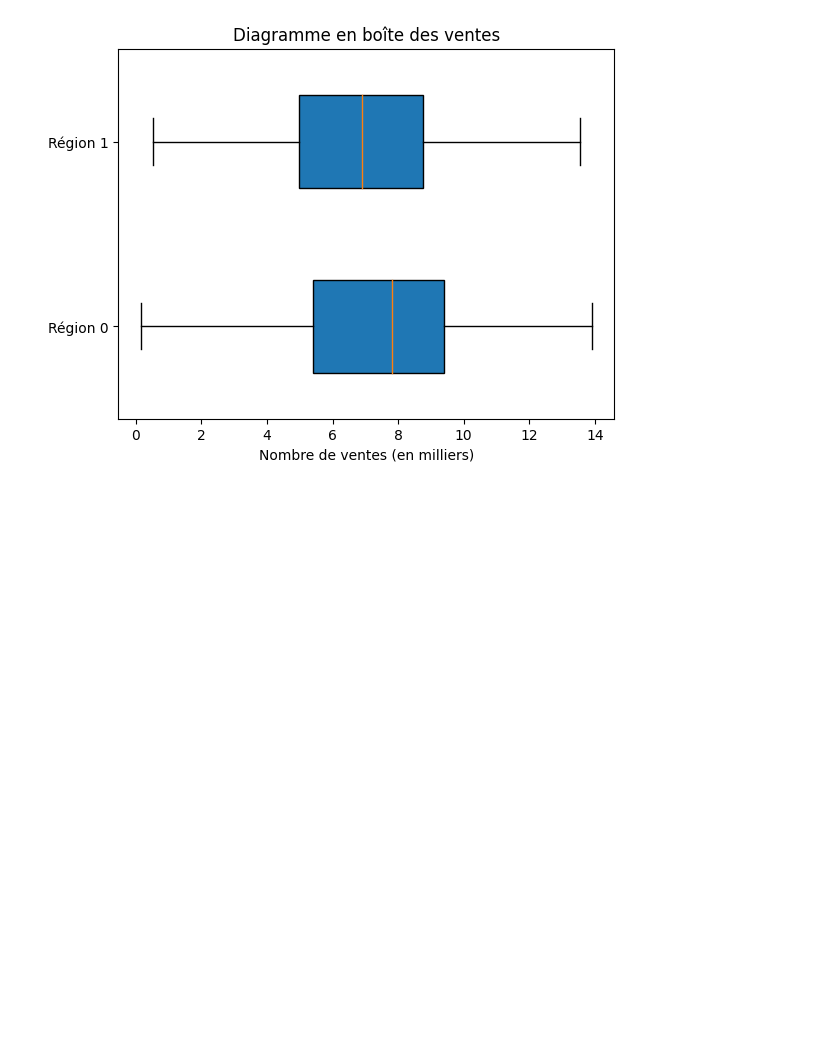
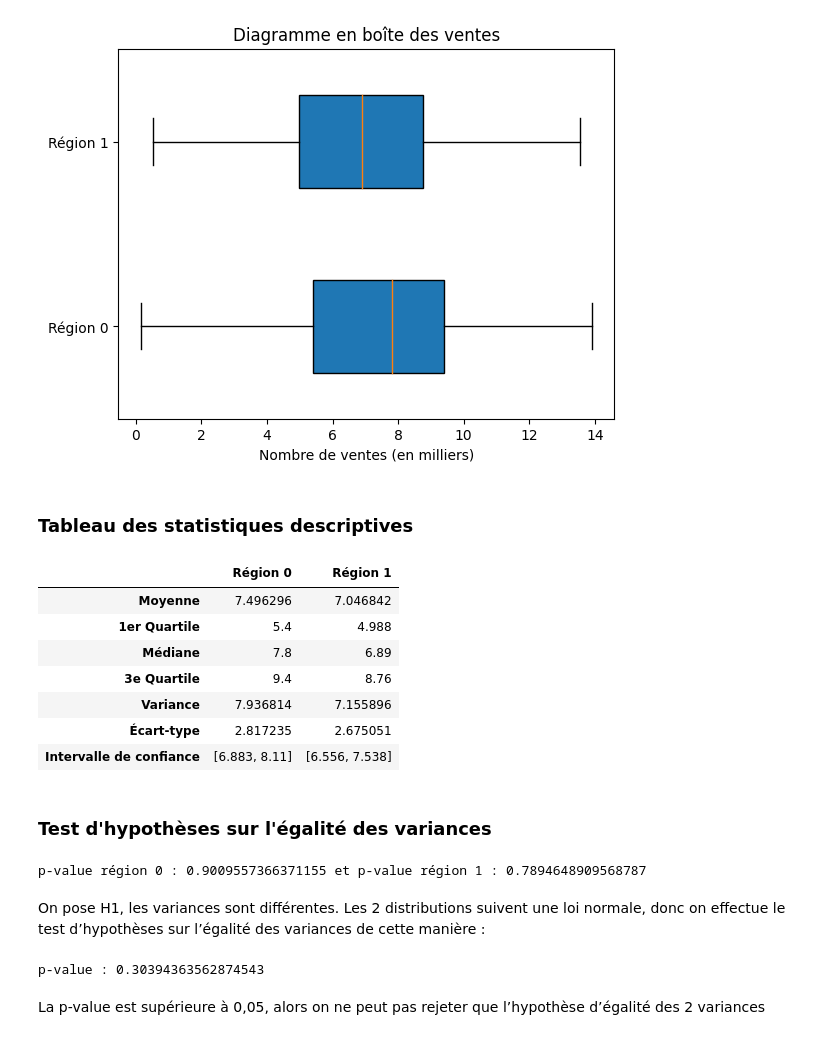
Before and after one commit to TristanVLM/proba-stats, a Jupyter notebook: DevoirDH23.ipynb, the cells around one changed output. Cells and saved outputs as stored; diff of their text form; code cells hidden in the pictures; blank space fills up the shorter version.

```diff
--- a/DevoirDH23.ipynb
+++ b/DevoirDH23.ipynb
@@ -128,3 +145,56 @@ ax.set_yticklabels(['Région 0', 'Région 1'])
 plt.show()
 # %% [output]
 [figure]
+# %% [markdown]
+### Tableau des statistiques descriptives
+# %%
+mean0 = region0.mean()
+quartiles0 = np.quantile(region0, [0.25, 0.5, 0.75])
+quartiles0 = [round(x, 3) for x in quartiles0]
+std0 = region0.std()
+var0 = region0.var()
+interval0 = stats.norm.interval(confidence=0.95, loc=mean0, scale=stats.sem(region0))
+interval0 = [round(x, 3) for x in interval0]
+
+mean1 = region1.mean()
+quartiles1 = np.quantile(region1, [0.25, 0.5, 0.75])
+quartiles1 = [round(x, 3) for x in quartiles1]
+std1 = region1.std()
+var1 = region1.var()
+interval1 = stats.norm.interval(confidence=0.95, loc=mean1, scale=stats.sem(region1))
+interval1 = [round(x, 3) for x in interval1]
+
+table = pd.DataFrame({'Moyenne': [mean0, mean1], '1er Quartile': [quartiles0[0], quartiles1[0]],
+                      'Médiane': [quartiles0[1], quartiles1[1]], '3e Quartile': [quartiles0[2], quartiles1[2]],
+                      'Variance': [var0, var1],'Écart-type': [std0, std1],
+                      'Intervalle de confiance': [interval0, interval1]})
+table.index = ['Région 0', 'Région 1']
+table.transpose()
+# %% [output]
+|  | Région 0 | Région 1 |
+| Moyenne | 7.496296 | 7.046842 |
+| 1er Quartile | 5.4 | 4.988 |
+| Médiane | 7.8 | 6.89 |
+| 3e Quartile | 9.4 | 8.76 |
+| Variance | 7.936814 | 7.155896 |
+| Écart-type | 2.817235 | 2.675051 |
+| Intervalle de confiance | [6.883, 8.11] | [6.556, 7.538] |
+# %% [markdown]
+### Test d'hypothèses sur l'égalité des variances
+# %%
+W0, p0 = stats.shapiro(region0)
+W1, p1 = stats.shapiro(region1)
+print(f'p-value région 0 : {p0} et p-value région 1 : {p1}')
+# %% [output]
+p-value région 0 : 0.9009557366371155 et p-value région 1 : 0.7894648909568787
+# %% [markdown]
+On pose H1, les variances sont différentes.
+Les 2 distributions suivent une loi normale, donc on effectue le test d’hypothèses sur l’égalité des variances de cette manière :
+# %%
+f0 = var0/var1
+pvalue = stats.f.sf(f0, region0.size-1, region1.size-1)
+print(f'p-value : {pvalue}')
+# %% [output]
+p-value : 0.30394363562874543
+# %% [markdown]
+La p-value est supérieure à 0,05, alors on ne peut pas rejeter que l’hypothèse d’égalité des 2 variances
```
Also changed, not shown: parts of 15 cells of this notebook.
